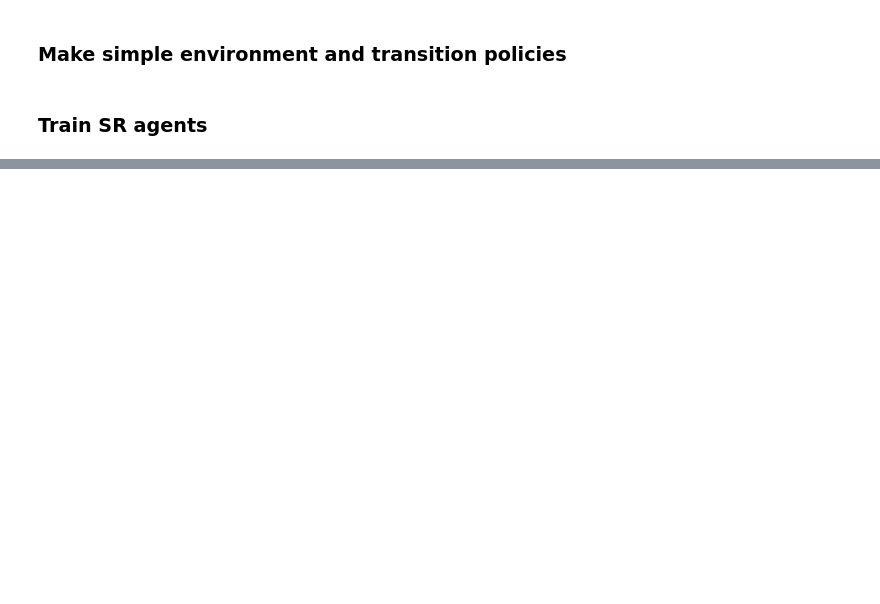
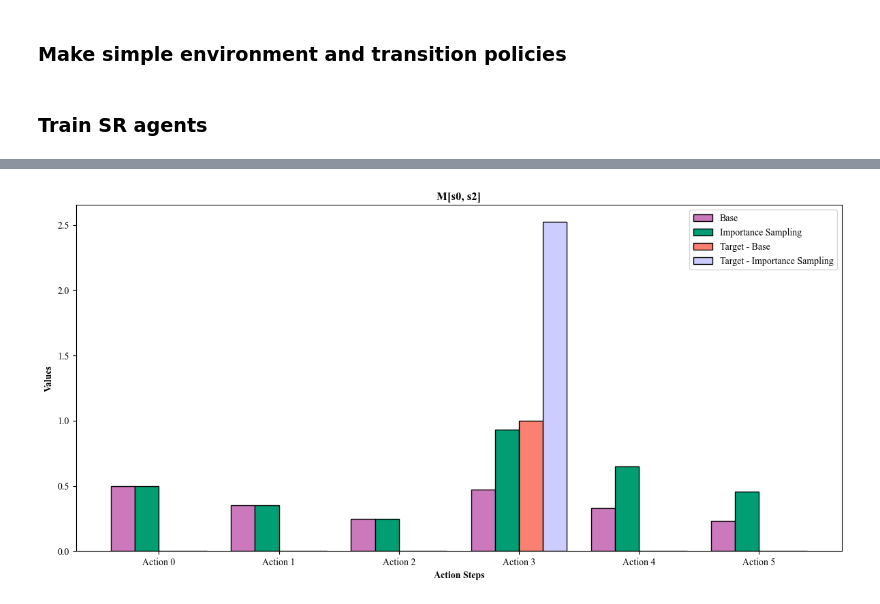
Before and after one commit to ArminBaz/SR-IS, a Jupyter notebook: src/occupancy_map.ipynb, the cells around one changed output, grey strips where cells are left out. Cells and saved outputs as stored; diff of their text form; code cells hidden in the pictures; blank space fills up the shorter version.

```diff
--- a/src/occupancy_map.ipynb
+++ b/src/occupancy_map.ipynb
@@ -133,0 +379,4 @@ print(M_avg_with[0])
+# %%
+plot_data(data_s0s2, 'M[s0, s2]')
+# %% [output]
+[figure, added]
```
Also changed, not shown: parts of 17 cells of this notebook, 5 other files.
